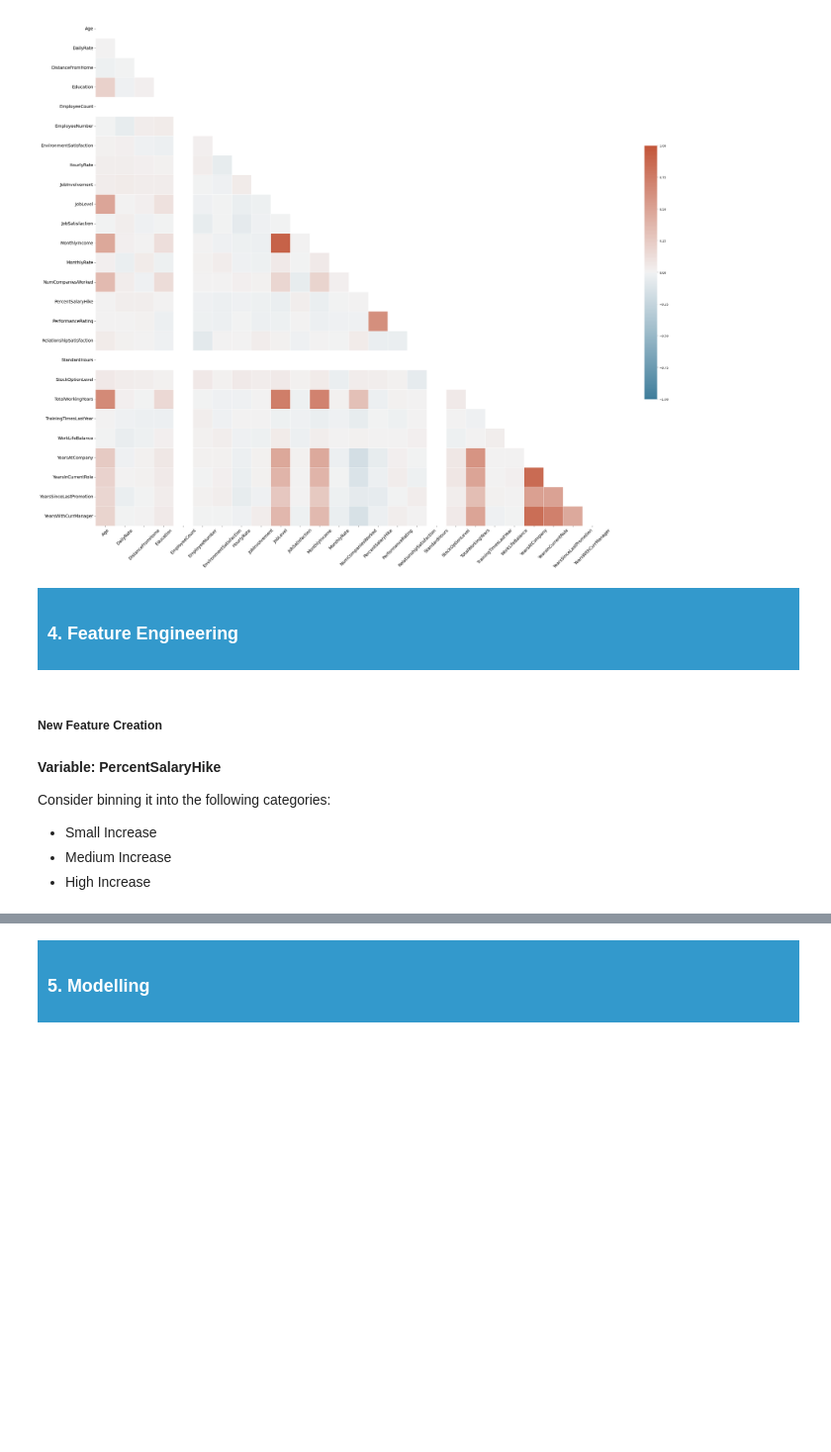
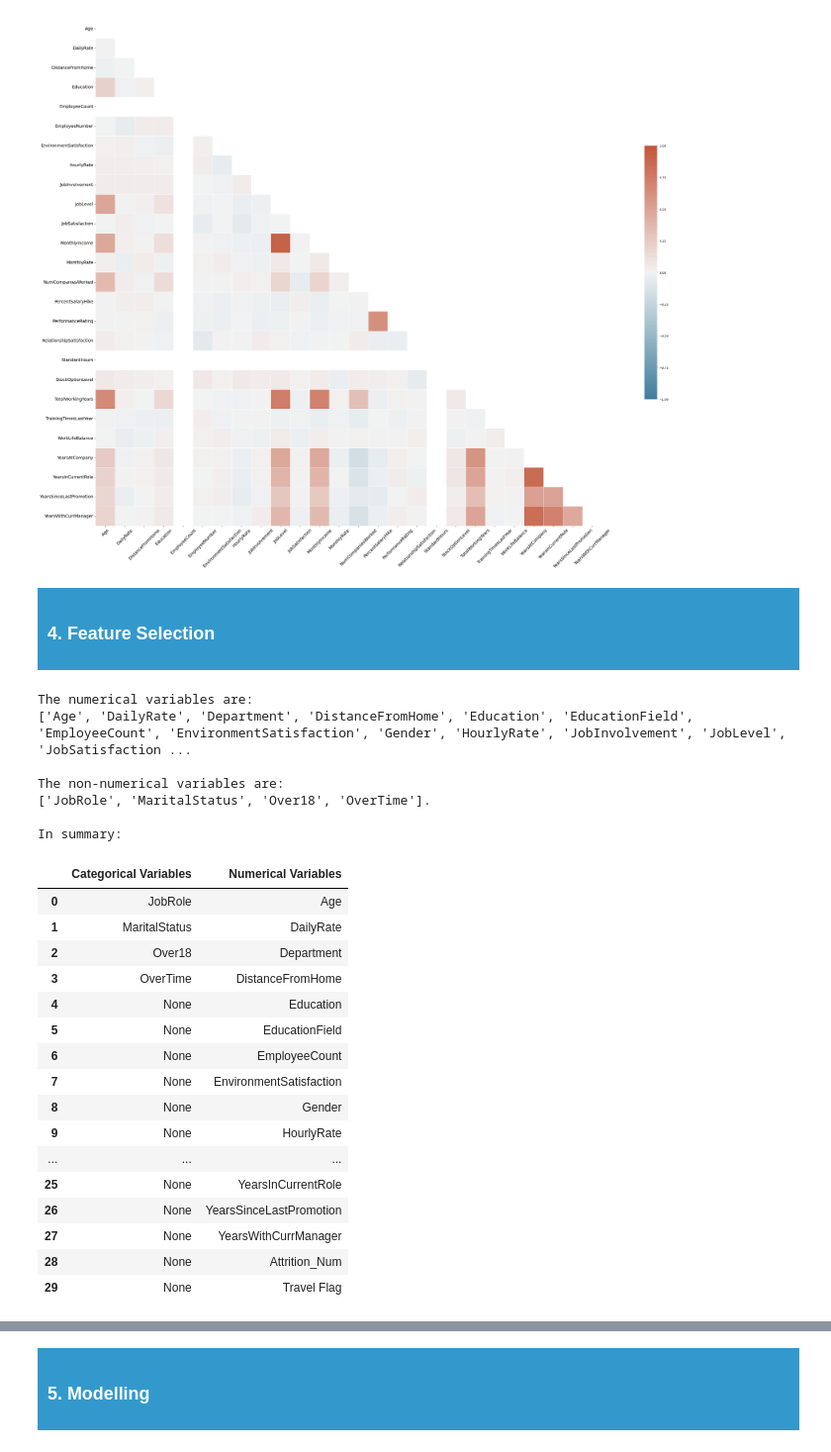
Before and after one commit to beatrizamado/HR-Analysis, a Jupyter notebook: Code/Prod Code.ipynb, the cells around one changed output, grey strips where cells are left out. Shown at 99% size. Cells and saved outputs as stored; diff of their text form; code cells hidden in the pictures; blank space fills up the shorter version.

```diff
--- a/Code/Prod Code.ipynb
+++ b/Code/Prod Code.ipynb
@@ -802,15 +802,6 @@ plt.show()
 # %% [markdown]
 <div style="background-color: #3399CC; color: white; padding: 10px;">
 <a id='scrub'>
-<h3 style="color: white;"><strong>4. Feature Engineering</strong></h3>
+<h3 style="color: white;"><strong>4. Feature Selection</strong></h3>
 </a>
 </div>
-# %% [markdown]
-##### **New Feature Creation**
-# %% [markdown]
-**Variable: PercentSalaryHike**
-
-Consider binning it into the following categories:
-- Small Increase
-- Medium Increase
-- High Increase
@@ -816,0 +820,34 @@ Consider binning it into the following categories:
+# %%
+categoricalVar = data.select_dtypes(include=['object']).columns.tolist()
+numericalVar= data.select_dtypes(exclude=['object']).columns.tolist()
+
+print("The numerical variables are: \n{}.".format((numericalVar)))
+print("\nThe non-numerical variables are:\n{}.".format(categoricalVar))
+
+print("\nIn summary:")
+pd.DataFrame(([categoricalVar, numericalVar]),index = ['Categorical Variables', 'Numerical Variables']).T
+# %% [output]
+The numerical variables are:
+['Age', 'DailyRate', 'Department', 'DistanceFromHome', 'Education', 'EducationField', 'EmployeeCount', 'EnvironmentSatisfaction', 'Gender', 'HourlyRate', 'JobInvolvement', 'JobLevel', 'JobSatisfaction ...
+
+The non-numerical variables are:
+['JobRole', 'MaritalStatus', 'Over18', 'OverTime'].
+
+In summary:
+|  | Categorical Variables | Numerical Variables |
+| 0 | JobRole | Age |
+| 1 | MaritalStatus | DailyRate |
+| 2 | Over18 | Department |
+| 3 | OverTime | DistanceFromHome |
+| 4 | None | Education |
+| 5 | None | EducationField |
+| 6 | None | EmployeeCount |
+| 7 | None | EnvironmentSatisfaction |
+| 8 | None | Gender |
+| 9 | None | HourlyRate |
+| ... | ... | ... |
+| 25 | None | YearsInCurrentRole |
+| 26 | None | YearsSinceLastPromotion |
+| 27 | None | YearsWithCurrManager |
+| 28 | None | Attrition_Num |
+| 29 | None | Travel Flag |
```
Also changed, not shown: parts of 4 cells of this notebook.
